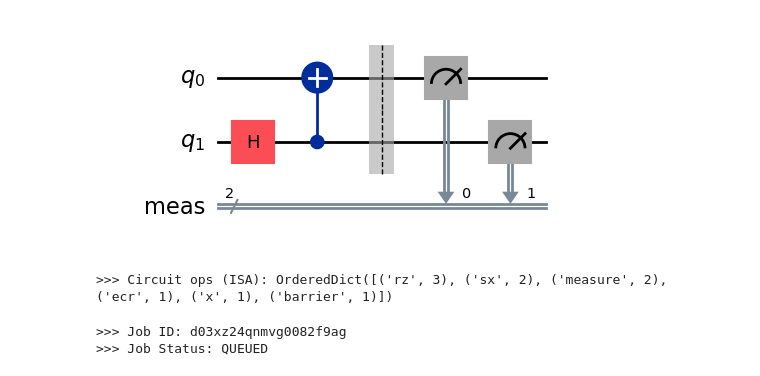
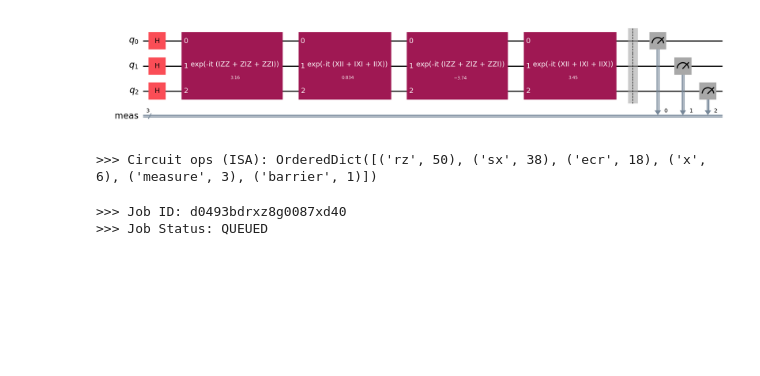
Before and after one commit to MagePro310/Quantum_Simulation_Scheduling_ver1, a Jupyter notebook: qiskit_sampler.ipynb, the cells around one changed output. Cells and saved outputs as stored; diff of their text form; code cells hidden in the pictures; blank space fills up the shorter version.

```diff
--- a/qiskit_sampler.ipynb
+++ b/qiskit_sampler.ipynb
@@ -6,32 +93,32 @@ backend = service.least_busy(
     operational=True, simulator=False, min_num_qubits=127
 )
 # %%
-from component.b_benchmark.mqt_tool import benchmark_circuit
+from mqt.bench import get_benchmark
+
 import numpy as np
 
-circuit = benchmark_circuit(name_algorithm="str", circuit_size=2)
-param_values = np.random.rand(circuit.num_parameters)
-circuit.draw("mpl")
+qc_algorithmic_level1 = get_benchmark(benchmark_name="qaoa", level="alg", circuit_size=3)
+qc_algorithmic_level1.draw(output="mpl")
 # %% [output]
-[figure, old version]
+[figure, new version]
 # %%
 from qiskit.transpiler import generate_preset_pass_manager
 
 pm = generate_preset_pass_manager(optimization_level=1, backend=backend)
-isa_circuit = pm.run(circuit)
+isa_circuit = pm.run(qc_algorithmic_level1)
 print(f">>> Circuit ops (ISA): {isa_circuit.count_ops()}")
 # %% [output]
->>> Circuit ops (ISA): OrderedDict([('rz', 3), ('sx', 2), ('measure', 2), ('ecr', 1), ('x', 1), ('barrier', 1)])
+>>> Circuit ops (ISA): OrderedDict([('rz', 50), ('sx', 38), ('ecr', 18), ('x', 6), ('measure', 3), ('barrier', 1)])
 # %%
 from qiskit_ibm_runtime import SamplerV2 as Sampler
 
 sampler = Sampler(mode=backend)
 # %%
-job = sampler.run([(isa_circuit, param_values)])
+job = sampler.run([(isa_circuit)])
 print(f">>> Job ID: {job.job_id()}")
 print(f">>> Job Status: {job.status()}")
 # %% [output]
->>> Job ID: d03xz24qnmvg0082f9ag
+>>> Job ID: d0493bdrxz8g0087xd40
 >>> Job Status: QUEUED
 # %%
 result = job.result()
```
Also changed, not shown: parts of 29 cells of this notebook, 8 other files.
